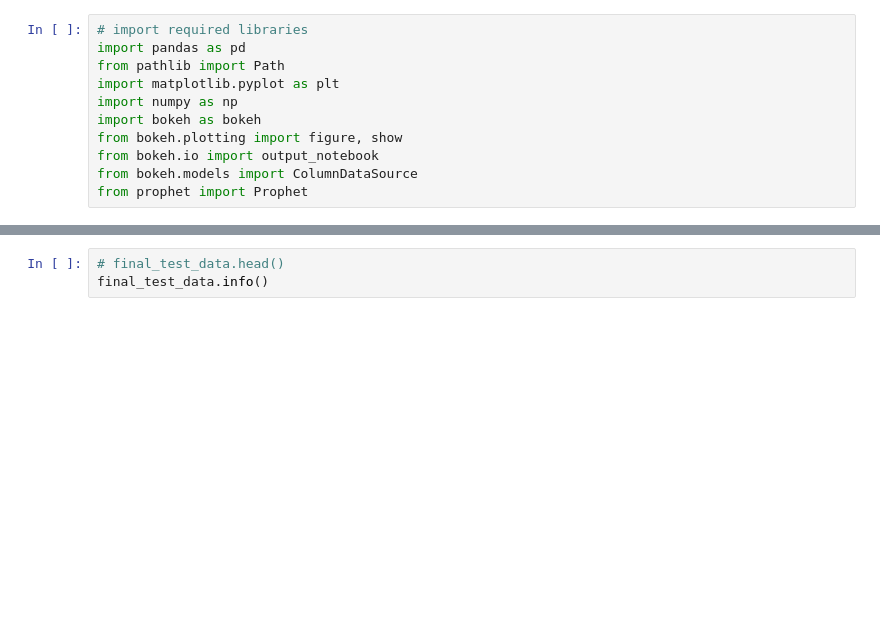
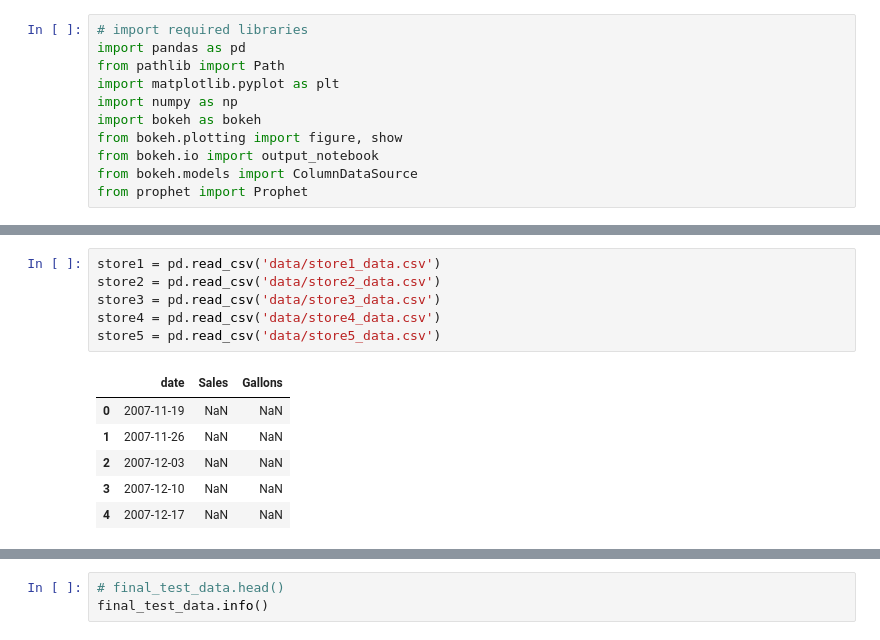
Before and after one commit to srhill12/project-2-group-3, a Jupyter notebook: terry_wip.ipynb, the cells around one changed output, grey strips where cells are left out. Drawn from its saved outputs; the diff is of its cells as text; blank space fills up the shorter version.

```diff
--- a/terry_wip.ipynb
+++ b/terry_wip.ipynb
@@ -11,0 +22,13 @@ from prophet import Prophet
+# %%
+store1 = pd.read_csv('data/store1_data.csv')
+store2 = pd.read_csv('data/store2_data.csv')
+store3 = pd.read_csv('data/store3_data.csv')
+store4 = pd.read_csv('data/store4_data.csv')
+store5 = pd.read_csv('data/store5_data.csv')
+# %% [output]
+|  | date | Sales | Gallons |
+| 0 | 2007-11-19 | NaN | NaN |
+| 1 | 2007-11-26 | NaN | NaN |
+| 2 | 2007-12-03 | NaN | NaN |
+| 3 | 2007-12-10 | NaN | NaN |
+| 4 | 2007-12-17 | NaN | NaN |
```
Also changed, not shown: parts of 18 cells of this notebook, 15 other files.
